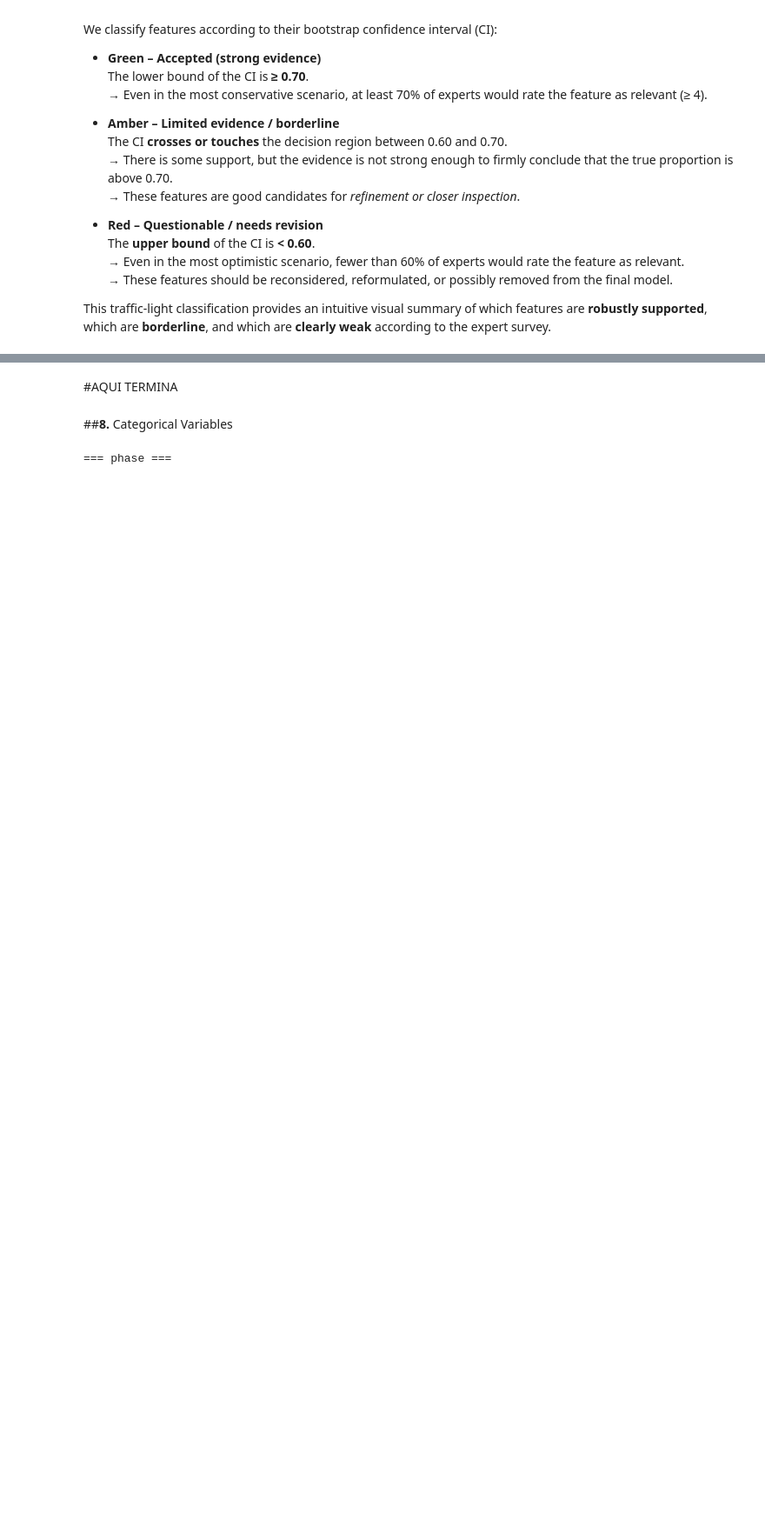
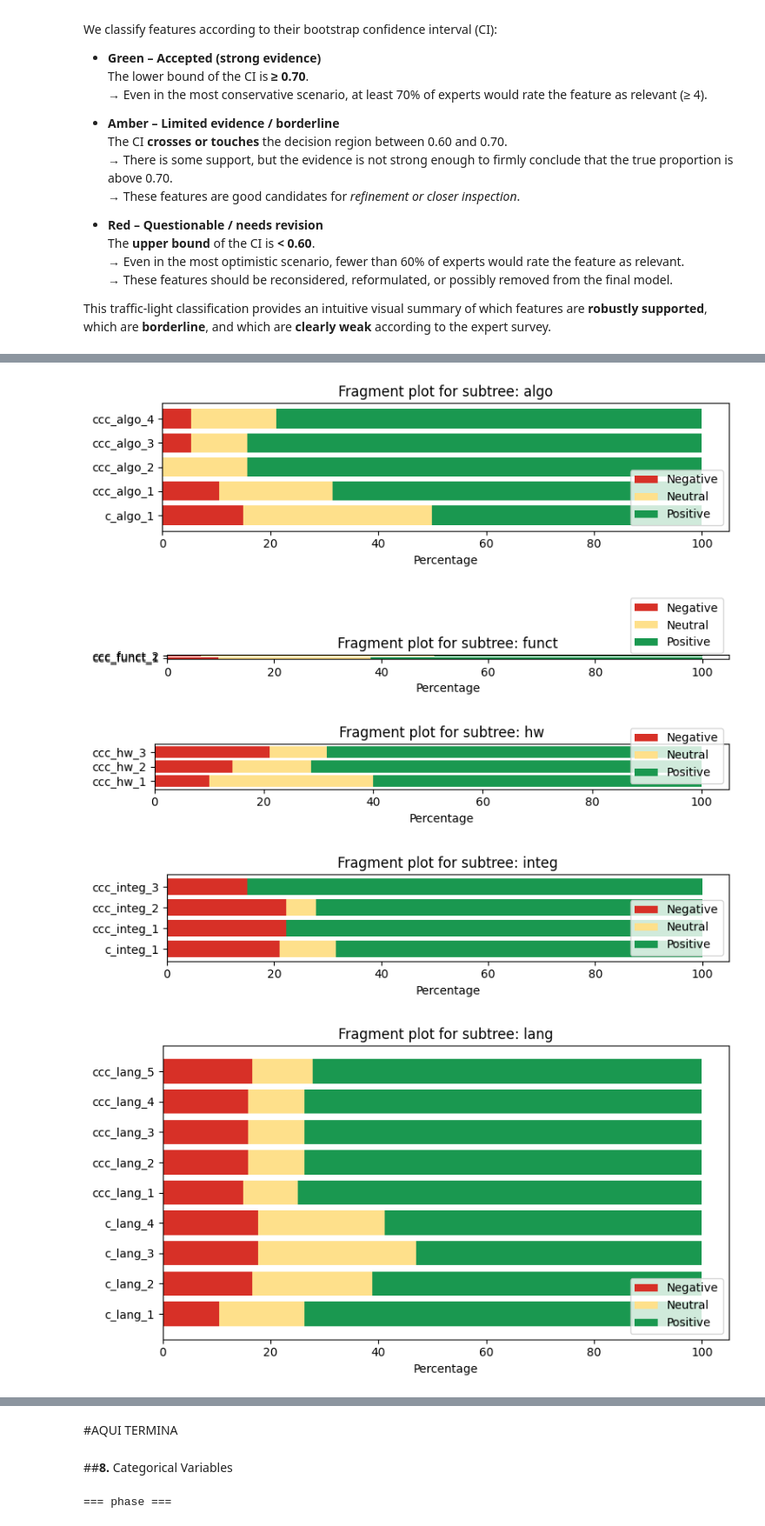
Before and after one commit to ricpdc/QSPL-Survey, a Jupyter notebook: QSE_Survey_Analysis_Colab.ipynb, the cells around one changed output, grey strips where cells are left out. Shown at 87% size. Saved outputs shown, nothing was run; the diff lists cells and outputs as text; code cells hidden in the pictures; blank space fills up the shorter version.

```diff
--- a/QSE_Survey_Analysis_Colab.ipynb
+++ b/QSE_Survey_Analysis_Colab.ipynb
@@ -2677,0 +2972,52 @@ for group_name, df_ci_group in bootstrap_results.items():
+# %%
+# -------------------------------------------------------------------
+# 7. Fragment plots — one per subtree
+# -------------------------------------------------------------------
+for subtree, df_sub in desc_all.groupby("subtree"):
+    fig, ax = plt.subplots(figsize=(8, 0.5 * len(df_sub)))
+
+    items = df_sub["item"]
+    neg = df_sub["%neg"]
+    neu = df_sub["%neutral"]
+    pos = df_sub["%pos"]
+
+    ax.barh(items, neg, label="Negative", color="#d73027")
+    ax.barh(items, neu, left=neg, label="Neutral", color="#fee08b")
+    ax.barh(items, pos, left=neg + neu, label="Positive", color="#1a9850")
+
+    ax.set_title(f"Fragment plot for subtree: {subtree}")
+    ax.set_xlabel("Percentage")
+    ax.legend(loc="lower right")
+    plt.tight_layout()
+    plt.show()
+
+
+# -------------------------------------------------------------------
+# 8. Global fragment plot (all items combined)
+# -------------------------------------------------------------------
+df_global = desc_all.sort_values(["subtree", "type", "item"]).reset_index(drop=True)
+
+fig, ax = plt.subplots(figsize=(10, 0.45 * len(df_global)))
+
+items = df_global["item"]
+neg = df_global["%neg"]
+neu = df_global["%neutral"]
+pos = df_global["%pos"]
+
+ax.barh(items, neg, label="Negative", color="#d73027")
+ax.barh(items, neu, left=neg, label="Neutral", color="#fee08b")
+ax.barh(items, pos, left=neg + neu, label="Positive", color="#1a9850")
+
+ax.set_title("Global fragment plot — All constraints (c_ + ccc_)")
+ax.set_xlabel("Percentage")
+ax.legend(loc="lower right")
+
+# Improve readability
+plt.tight_layout()
+plt.show()
+# %% [output]
+[figure, added]
+[figure, added]
+[figure, added]
+[figure, added]
+[figure, added]
```
Also changed, not shown: parts of 14 cells of this notebook.
